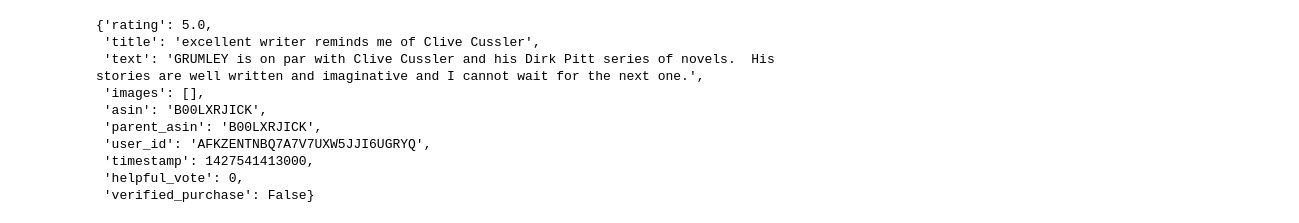
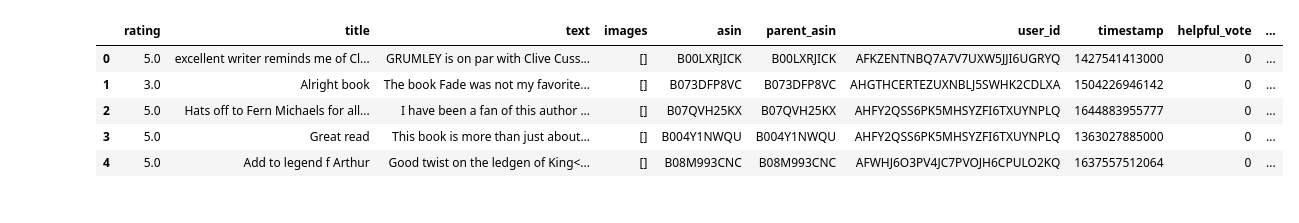
Before and after one commit to UBC-MDS/DSCI_575_project_artazyan_eduard08, a Jupyter notebook: notebooks/milestone1_exploration.ipynb, the cells around one changed output. Drawn from its saved outputs; the diff is of its cells as text; code cells hidden in the pictures.

```diff
--- a/notebooks/milestone1_exploration.ipynb
+++ b/notebooks/milestone1_exploration.ipynb
@@ -2,9 +2,6 @@
 from datasets import load_dataset
 import pandas as pd
 # %%
-
-
-
 dataset = load_dataset(
     "McAuley-Lab/Amazon-Reviews-2023",
     "raw_review_Kindle_Store",
@@ -16,7 +13,7 @@ dataset = load_dataset(
 reviews = []
 for i, x in enumerate(dataset):
     reviews.append(x)
-    if i >= 1000:
+    if i >= 10000:
         break
 # %%
 dataset_meta = load_dataset(
@@ -34,15 +31,13 @@ for i, x in enumerate(dataset_meta):
         break
 # %%
-reviews[0]
+df_reviews = pd.DataFrame(reviews)
+
+df_reviews.head(5)
 # %% [output]
-{'rating': 5.0,
- 'title': 'excellent writer reminds me of Clive Cussler',
- 'text': 'GRUMLEY is on par with Clive Cussler and his Dirk Pitt series of novels.  His stories are well written and imaginative and I cannot wait for the next one.',
- 'images': [],
- 'asin': 'B00LXRJICK',
- 'parent_asin': 'B00LXRJICK',
- 'user_id': 'AFKZENTNBQ7A7V7UXW5JJI6UGRYQ',
- 'timestamp': 1427541413000,
- 'helpful_vote': 0,
- 'verified_purchase': False}
+|  | rating | title | text | images | asin | parent_asin | user_id | timestamp | helpful_vote | ... |
+| 0 | 5.0 | excellent writer reminds me of Cl... | GRUMLEY is on par with Clive Cuss... | [] | B00LXRJICK | B00LXRJICK | AFKZENTNBQ7A7V7UXW5JJI6UGRYQ | 1427541413000 | 0 | ... |
+| 1 | 3.0 | Alright book | The book Fade was not my favorite... | [] | B073DFP8VC | B073DFP8VC | AHGTHCERTEZUXNBLJ5SWHK2CDLXA | 1504226946142 | 0 | ... |
+| 2 | 5.0 | Hats off to Fern Michaels for all... | I have been a fan of this author ... | [] | B07QVH25KX | B07QVH25KX | AHFY2QSS6PK5MHSYZFI6TXUYNPLQ | 1644883955777 | 0 | ... |
+| 3 | 5.0 | Great read | This book is more than just about... | [] | B004Y1NWQU | B004Y1NWQU | AHFY2QSS6PK5MHSYZFI6TXUYNPLQ | 1363027885000 | 0 | ... |
+| 4 | 5.0 | Add to legend f Arthur | Good twist on the ledgen of King<... | [] | B08M993CNC | B08M993CNC | AFWHJ6O3PV4JC7PVOJH6CPULO2KQ | 1637557512064 | 0 | ... |
 # %%
```
Also changed, not shown: parts of 9 cells of this notebook.
